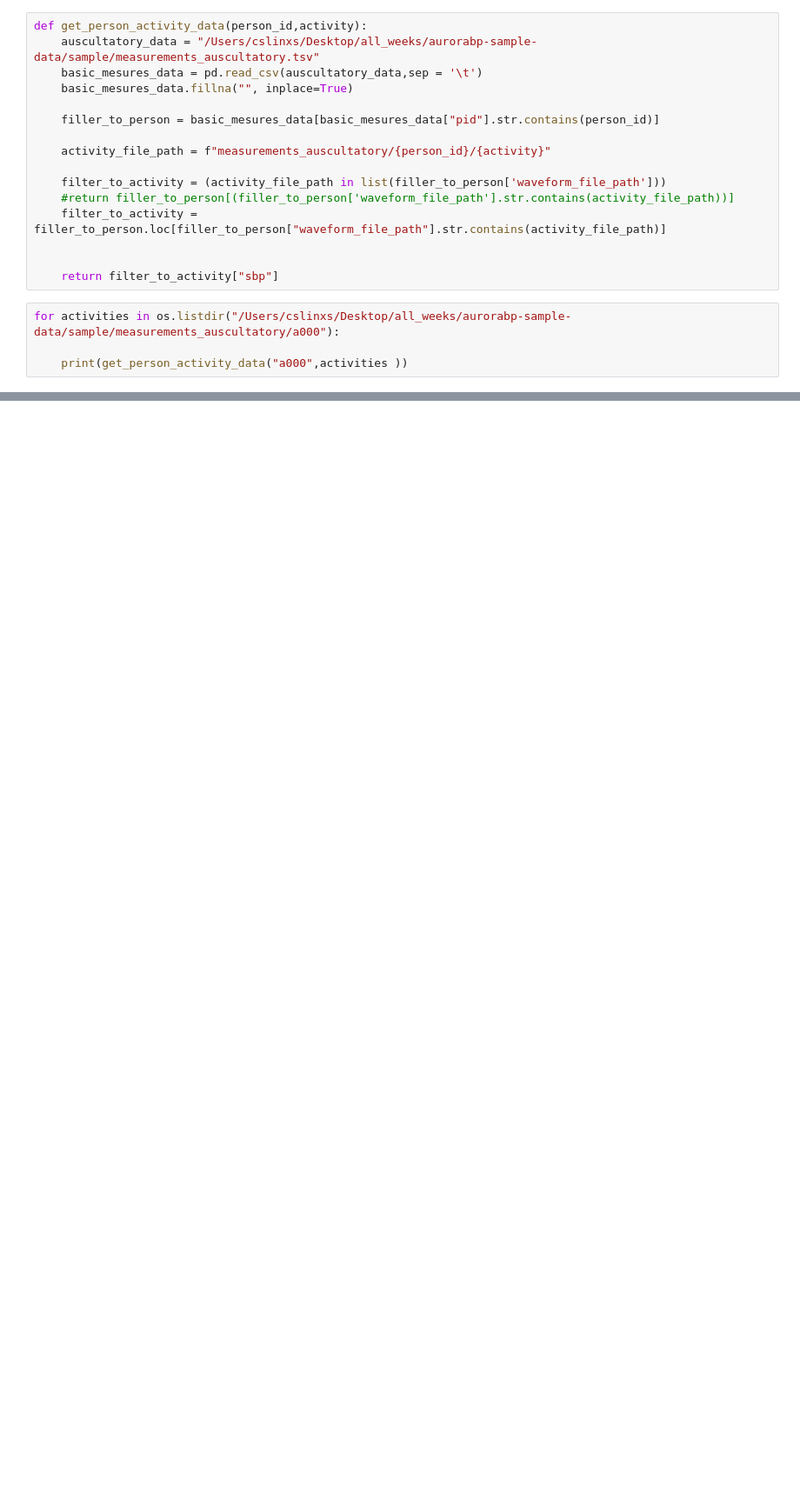
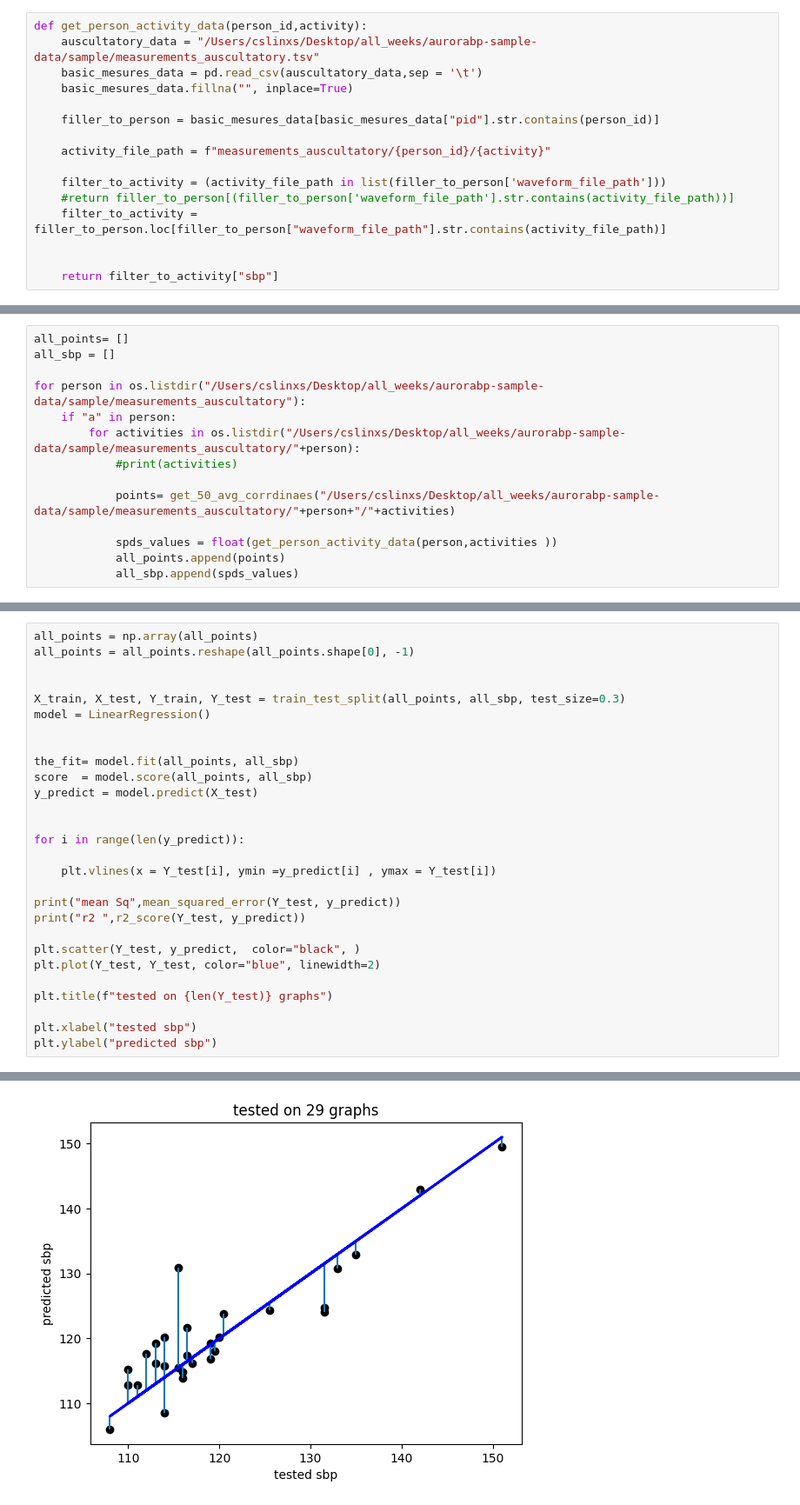
Before and after one commit to danielle34/summer24-lab, a Jupyter notebook: building_train_dataset.ipynb, the cells around one changed output, grey strips where cells are left out. Shown: that part at 87% size. Cells and saved outputs as stored; diff of their text form; blank space fills up the shorter version.

Commit message:
added trainings set in building_train_dataset.ipynb

```diff
--- a/building_train_dataset.ipynb
+++ b/building_train_dataset.ipynb
@@ -130,7 +37,3 @@ def get_person_activity_data(person_id,activity):
 
 
     return filter_to_activity["sbp"]
-# %%
-for activities in os.listdir("/Users/cslinxs/Desktop/all_weeks/aurorabp-sample-data/sample/measurements_auscultatory/a000"):
-
-    print(get_person_activity_data("a000",activities ))
@@ -160,0 +110,14 @@ NameError: name 'all_overlaps_means' is not defined
+# %%
+all_points= []
+all_sbp = []
+
+for person in os.listdir("/Users/cslinxs/Desktop/all_weeks/aurorabp-sample-data/sample/measurements_auscultatory"):
+    if "a" in person:
+        for activities in os.listdir("/Users/cslinxs/Desktop/all_weeks/aurorabp-sample-data/sample/measurements_auscultatory/"+person):
+            #print(activities)
+
+            points= get_50_avg_corrdinaes("/Users/cslinxs/Desktop/all_weeks/aurorabp-sample-data/sample/measurements_auscultatory/"+person+"/"+activities)
+
+            spds_values = float(get_person_activity_data(person,activities ))
+            all_points.append(points)
+            all_sbp.append(spds_values)
@@ -160,0 +143,29 @@ NameError: name 'all_overlaps_means' is not defined
+# %%
+all_points = np.array(all_points)
+all_points = all_points.reshape(all_points.shape[0], -1)
+
+
+X_train, X_test, Y_train, Y_test = train_test_split(all_points, all_sbp, test_size=0.3)
+model = LinearRegression()
+
+
+the_fit= model.fit(all_points, all_sbp)
+score  = model.score(all_points, all_sbp)
+y_predict = model.predict(X_test)
+
+
+for i in range(len(y_predict)):
+
+    plt.vlines(x = Y_test[i], ymin =y_predict[i] , ymax = Y_test[i])
+
+print("mean Sq",mean_squared_error(Y_test, y_predict))
+print("r2 ",r2_score(Y_test, y_predict))
+
+plt.scatter(Y_test, y_predict,  color="black", )
+plt.plot(Y_test, Y_test, color="blue", linewidth=2)
+
+plt.title(f"tested on {len(Y_test)} graphs")
+
+plt.xlabel("tested sbp")
+plt.ylabel("predicted sbp")
+# %% [output]
@@ -160,0 +175 @@ NameError: name 'all_overlaps_means' is not defined
+[figure, added]
```
Also changed, not shown: parts of 9 cells of this notebook, 1 other file.
